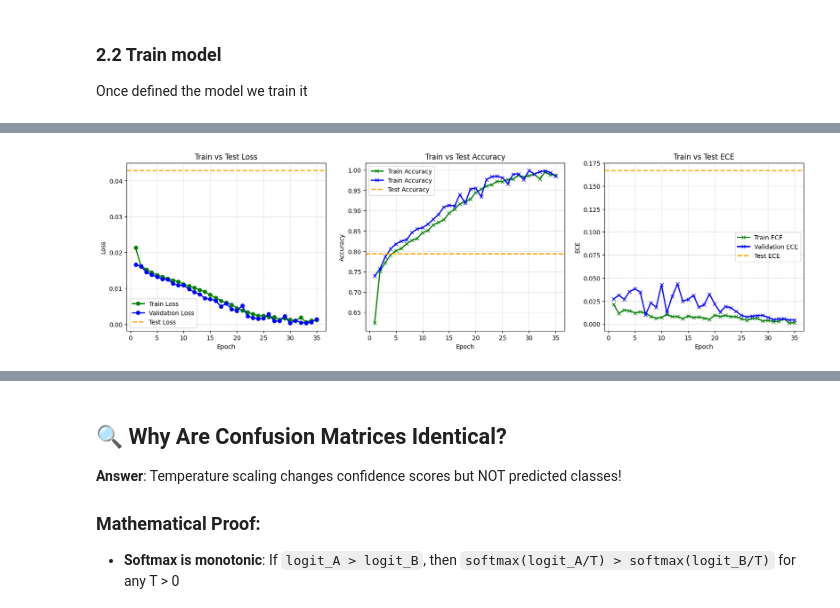
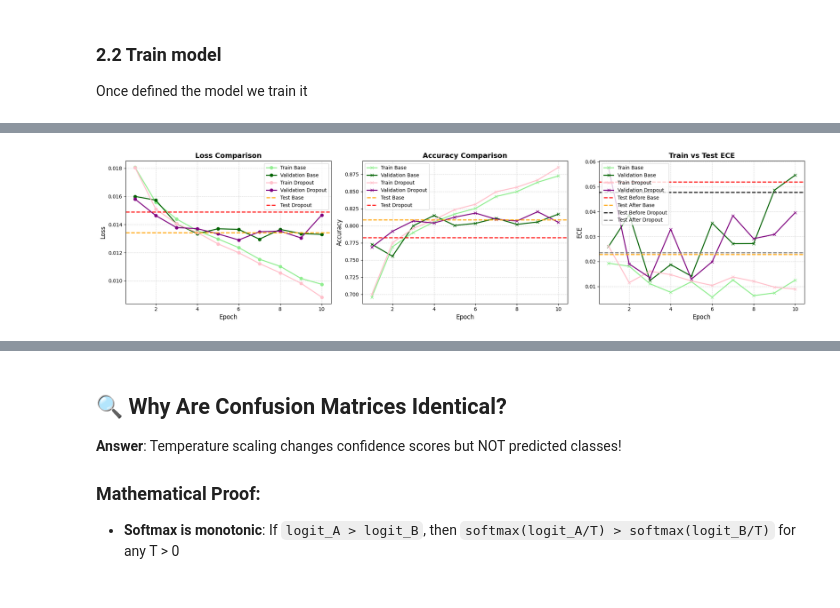
Before and after one commit to sprieton/CIFAR10_LeNet5, a Jupyter notebook: CIFAR10_LeNet5_v2.ipynb, the cells around one changed output, grey strips where cells are left out. Saved outputs shown, nothing was run; the diff lists cells and outputs as text; code cells hidden in the pictures.

Commit message:
Modelo corregido

```diff
--- a/CIFAR10_LeNet5_v2.ipynb
+++ b/CIFAR10_LeNet5_v2.ipynb
@@ -36,8 +36,9 @@ import pandas as pd
 # Model and dataset variables
 DATA_DIR = './data'
 BATCH_SIZE = 32
-NUM_EPOCH = 35
+NUM_EPOCH = 10
 CV_PARAMS = False       # get the best params for train tools
+DROPOUT=0.4             # dropout 40%
 
 
 # Transform the data to tensor and normalize
@@ -566,0 +591,4 @@ Test LeNet5 results:
+# %%
+# Do the test step with temperature scaling
+model.temperature_scaling()
+ece_after_temp = model.test_model(test_loader=test_loader)
@@ -566,0 +602,8 @@ Test LeNet5 results:
+# %%
+# Train the model
+model_drop = Lenet5_model(nlabels=2, dropout=True, epochs=NUM_EPOCH, lr=0.001)
+model_drop.trainloop(train_subset_loader, val_loader)
+
+# Do the test step without temperature scaling
+test_loader =  DataLoader(test_dataset, batch_size=BATCH_SIZE, shuffle=False)
+ece_before_temp_drop = model_drop.test_model(test_loader=test_loader)
@@ -566,0 +627,4 @@ Test LeNet5 results:
+# %%
+# Do the test step with temperature scaling
+model_drop.temperature_scaling()
+ece_after_temp_drop = model_drop.test_model(test_loader=test_loader)
@@ -567,42 +638,59 @@ Test LeNet5 results:
 # %%
-epochs = np.arange(1, NUM_EPOCH+1)
+import numpy as np
+import matplotlib.pyplot as plt
 
-# --- Loss ---
-plt.figure(figsize=(20,5))
-plt.subplot(1,3,1)
-plt.plot(epochs, model.loss_train, 'g-o', label='Train Loss', linewidth=2)
-plt.plot(epochs, model.loss_validation, 'b-o', label='Validation Loss', linewidth=2)
-plt.axhline(y=model.loss_test, color='orange', linestyle='--', linewidth=2, label='Test Loss')
-plt.xlabel('Epoch')
-plt.ylabel('Loss')
-plt.title('Train vs Test Loss')
+epochs = np.arange(1, NUM_EPOCH + 1)
+
+plt.figure(figsize=(20, 5))
+
+# --- LOSS ---
+plt.subplot(1, 3, 1)
+plt.plot(epochs, model.loss_train, color='lightgreen', marker='o', label='Train Base', linewidth=2)
+plt.plot(epochs, model.loss_validation, color='darkgreen', marker='o', label='Validation Base', linewidth=2)  # <- label estaba mal escrito
+plt.plot(epochs, model_drop.loss_train, color='pink', marker='o', label='Train Dropout', linewidth=2)
+plt.plot(epochs, model_drop.loss_validation, color='purple', marker='o', label='Validation Dropout', linewidth=2)
+plt.axhline(y=model.loss_test, color='orange', linestyle='--', linewidth=2, label='Test Base')
+plt.axhline(y=model_drop.loss_test, color='red', linestyle='--', linewidth=2, label='Test Dropout')
+plt.xlabel('Epoch', fontsize=12)
+plt.ylabel('Loss', fontsize=12)
+plt.title('Loss Comparison', fontsize=14, fontweight='bold')
 plt.legend()
 plt.grid(True, linestyle='--', alpha=0.5)
 
-# --- Accuracy ---
-plt.subplot(1,3,2)
-plt.plot(epochs, model.acc_train, 'g-x', label='Train Accuracy', linewidth=2)
-plt.plot(epochs, model.acc_validation, 'b-x', label='Train Accuracy', linewidth=2)
-plt.axhline(y=model.acc_test, color='orange', linestyle='--', linewidth=2, label='Test Accuracy')
-plt.xlabel('Epoch')
-plt.ylabel('Accuracy')
-plt.title('Train vs Test Accuracy')
+# --- ACCURACY ---
+plt.subplot(1, 3, 2)
+plt.plot(epochs, model.acc_train, color='lightgreen', marker='x', label='Train Base', linewidth=2)
+plt.plot(epochs, model.acc_validation, color='darkgreen', marker='x', label='Validation Base', linewidth=2)
+plt.plot(epochs, model_drop.acc_train, color='pink', marker='x', label='Train Dropout', linewidth=2)
+plt.plot(epochs, model_drop.acc_validation, color='purple', marker='x', label='Validation Dropout', linewidth=2)
+plt.axhline(y=model.acc_test, color='orange', linestyle='--', linewidth=2, label='Test Base')
+plt.axhline(y=model_drop.acc_test, color='red', linestyle='--', linewidth=2, label='Test Dropout')
+plt.xlabel('Epoch', fontsize=12)
+plt.ylabel('Accuracy', fontsize=12)
+plt.title('Accuracy Comparison', fontsize=14, fontweight='bold')
 plt.legend()
 plt.grid(True, linestyle='--', alpha=0.5)
 
 # --- ECE ---
-plt.subplot(1,3,3)
-plt.plot(epochs, model.ece_train, 'g-x', label='Train ECE', linewidth=2)
-plt.plot(epochs, model.ece_validation, 'b-x', label='Validation ECE', linewidth=2)
-plt.axhline(y=model.ece_test, color='orange', linestyle='--', linewidth=2, label='Test ECE')
-plt.xlabel('Epoch')
-plt.ylabel('ECE')
-plt.title('Train vs Test ECE')
+plt.subplot(1, 3, 3)
+plt.plot(epochs, model.ece_train, color='lightgreen', marker='x', label='Train Base', linewidth=2)
+plt.plot(epochs, model.ece_validation, color='darkgreen', marker='x', label='Validation Base', linewidth=2)
+plt.plot(epochs, model_drop.ece_train, color='pink', marker='x', label='Train Dropout', linewidth=2)
+plt.plot(epochs, model_drop.ece_validation, color='purple', marker='x', label='Validation Dropout', linewidth=2)
+plt.axhline(y=ece_before_temp, color='red', linestyle='--', linewidth=2, label='Test Before Base')
+plt.axhline(y=ece_after_temp, color='orange', linestyle='--', linewidth=2, label='Test After Base')
+plt.axhline(y=ece_before_temp_drop, color='black', linestyle='--', linewidth=2, label='Test Before Dropout')
+plt.axhline(y=ece_after_temp_drop, color='gray', linestyle='--', linewidth=2, label='Test After Dropout')
+plt.xlabel('Epoch', fontsize=12)
+plt.ylabel('ECE', fontsize=12)
+plt.title('Train vs Test ECE', fontsize=14, fontweight='bold')
 plt.legend()
 plt.grid(True, linestyle='--', alpha=0.5)
+
+plt.tight_layout()
 plt.show()
 # %% [output]
-[figure, old version]
+[figure, new version]
 # %%
 # Convert to numpy for sklearn functions
 val_logits = torch.cat(model.val_logits)
```
Also changed, not shown: parts of 15 cells of this notebook.
